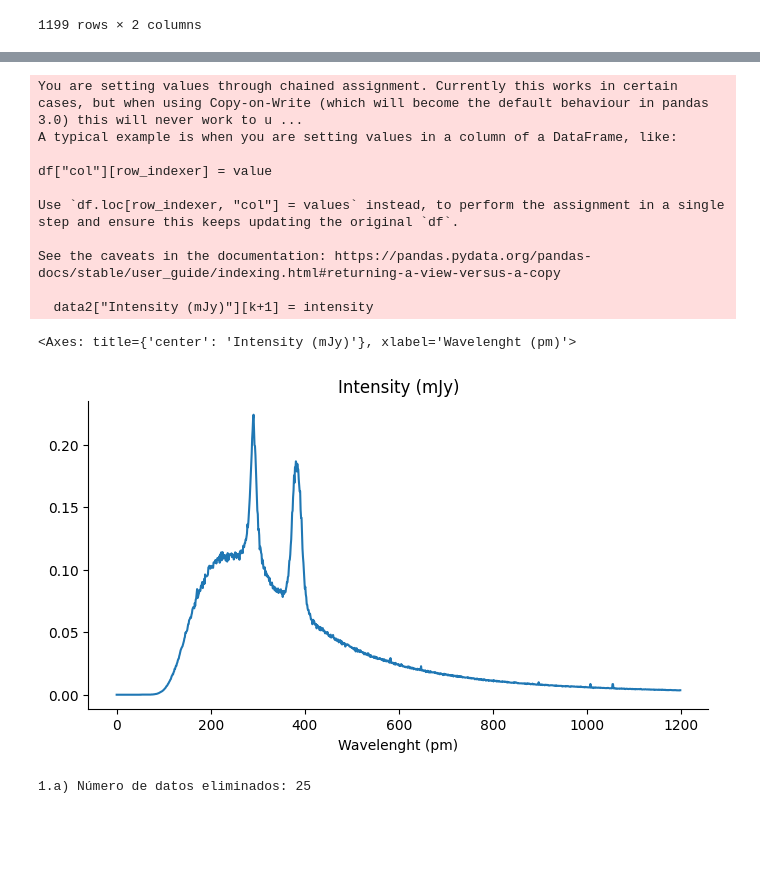
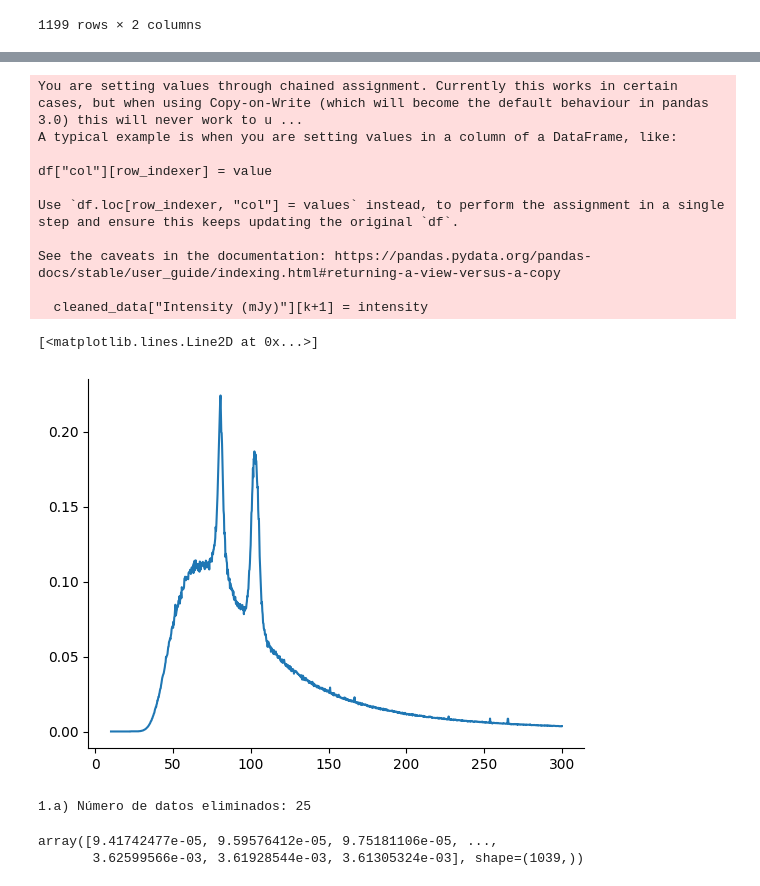
Before and after one commit to juand4g/MetodosComputacionales2-G02, a Jupyter notebook: T1.ipynb, the cells around one changed output, grey strips where cells are left out. Drawn from its saved outputs; the diff is of its cells as text; code cells hidden in the pictures; blank space fills up the shorter version.

```diff
--- a/T1.ipynb
+++ b/T1.ipynb
@@ -9,5 +10,5 @@ from numpy.polynomial.polynomial import Polynomial
 # %%
-data = pd.read_csv('/content/drive/MyDrive/Colab Notebooks/Rhodium.csv')
+data = pd.read_csv('Rhodium.csv')
 data
 # %% [output]
 |  | Wavelength (pm) | Intensity (mJy) |
@@ -42,16 +44,17 @@ while i < n-1:
   i += 1
 prom_dx = prom_dx/n
 # %%
-data2 = data.copy()
+#Limpieza inicial con tolerancia 4.4
+cleaned_data = data.copy()
 j = 0
 n_eliminados = 0
 tol = 4.4
 while j < n-1:
-  intensity = data2["Intensity (mJy)"][j]
-  intensity_next = data2["Intensity (mJy)"][j+1]
+  intensity = cleaned_data["Intensity (mJy)"][j]
+  intensity_next = cleaned_data["Intensity (mJy)"][j+1]
   dx = abs(intensity - intensity_next)
   if dx > tol*prom_dx:
-    data2["Intensity (mJy)"][j+1] = intensity
+    cleaned_data["Intensity (mJy)"][j+1] = intensity
     n_eliminados += 1
   j+=1
 # %% [output]
@@ -75,13 +78,13 @@ graph2
 # %%
-data3 = data2.copy()
+#Limpieza secundaria focalizada en los datos corruptos restantes, en donde la pendiente es menos pronunciada, así que es necesario usar menos tolerancia
 k = 0
 tol2 = 1.0
 while (not (100 < k < 500)) and (k < n-1):
-  intensity = data2["Intensity (mJy)"][k]
-  intensity_next = data2["Intensity (mJy)"][k+1]
+  intensity = cleaned_data["Intensity (mJy)"][k]
+  intensity_next = cleaned_data["Intensity (mJy)"][k+1]
   dx = abs(intensity - intensity_next)
   if dx > tol2*prom_dx:
-    data2["Intensity (mJy)"][k+1] = intensity
+    cleaned_data["Intensity (mJy)"][k+1] = intensity
     n_eliminados += 1
   k+=1
   if k == 100:
@@ -96,14 +99,14 @@ Use `df.loc[row_indexer, "col"] = values` instead, to perform the assignment in
 
 See the caveats in the documentation: https://pandas.pydata.org/pandas-docs/stable/user_guide/indexing.html#returning-a-view-versus-a-copy
 
-  data2["Intensity (mJy)"][k+1] = intensity
+  cleaned_data["Intensity (mJy)"][k+1] = intensity
 # %%
-graph3 = data2['Intensity (mJy)'].plot(kind='line', figsize=(8, 4), title='Intensity (mJy)', xlabel="Wavelenght (pm)")
+graph3 = plt.plot(cleaned_data["Wavelength (pm)"], cleaned_data['Intensity (mJy)'], label="Intensity (mJy)")
 plt.gca().spines[['top', 'right']].set_visible(False)
 graph3
 # %% [output]
-<Axes: title={'center': 'Intensity (mJy)'}, xlabel='Wavelenght (pm)'>
+[<matplotlib.lines.Line2D at 0x...>]
-[figure, old version]
+[figure, new version]
 # %%
 print(f'1.a) Número de datos eliminados: {n_eliminados}')
 # %% [output]
@@ -114 +129,8 @@ def rad_fondo(W, a, b, c):
+# %%
+#Suavizado
+fondo_suave = savgol_filter(cleaned_data['Intensity (mJy)'][mascara], window_length=51, polyorder=3)
+fondo_suave
+# %% [output]
+array([9.41742477e-05, 9.59576412e-05, 9.75181106e-05, ...,
+       3.62599566e-03, 3.61928544e-03, 3.61305324e-03], shape=(1039,))
 # %%
```
Also changed, not shown: parts of 14 cells of this notebook.
